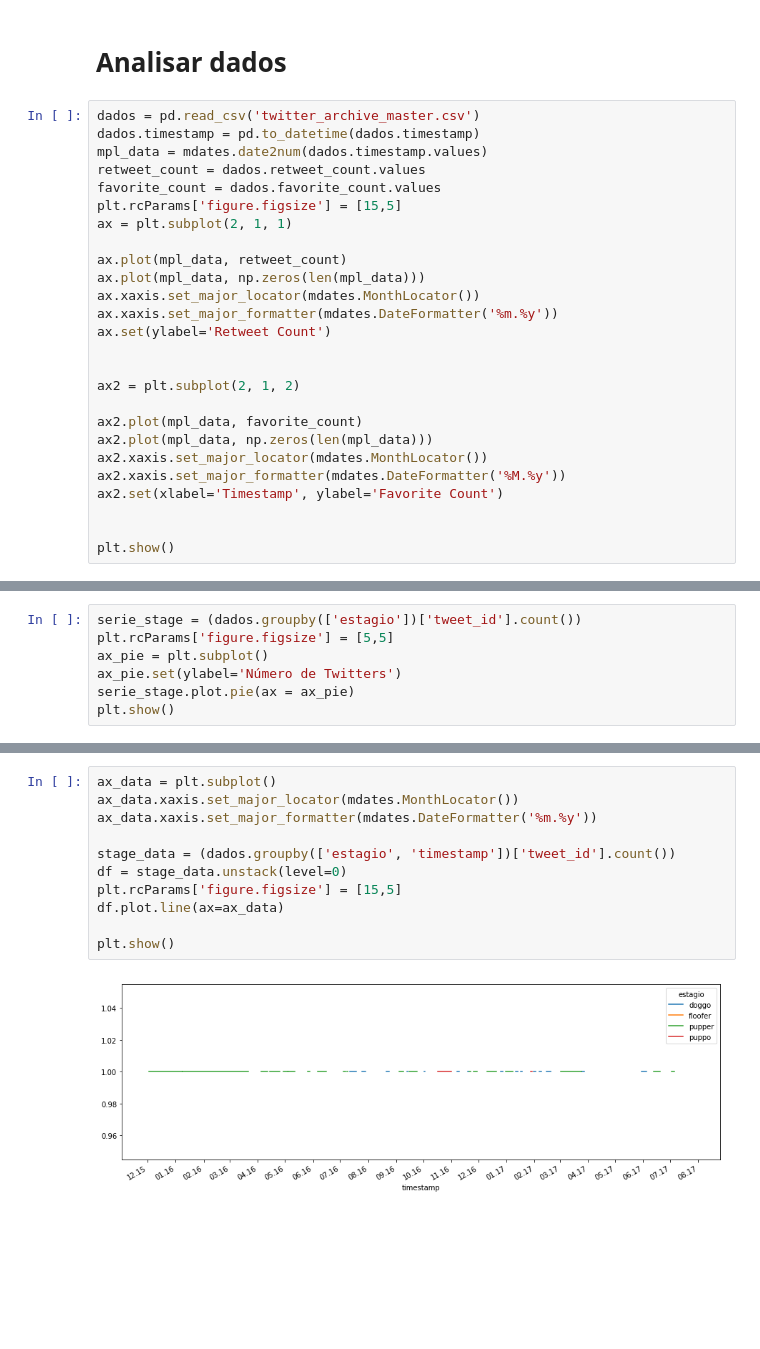
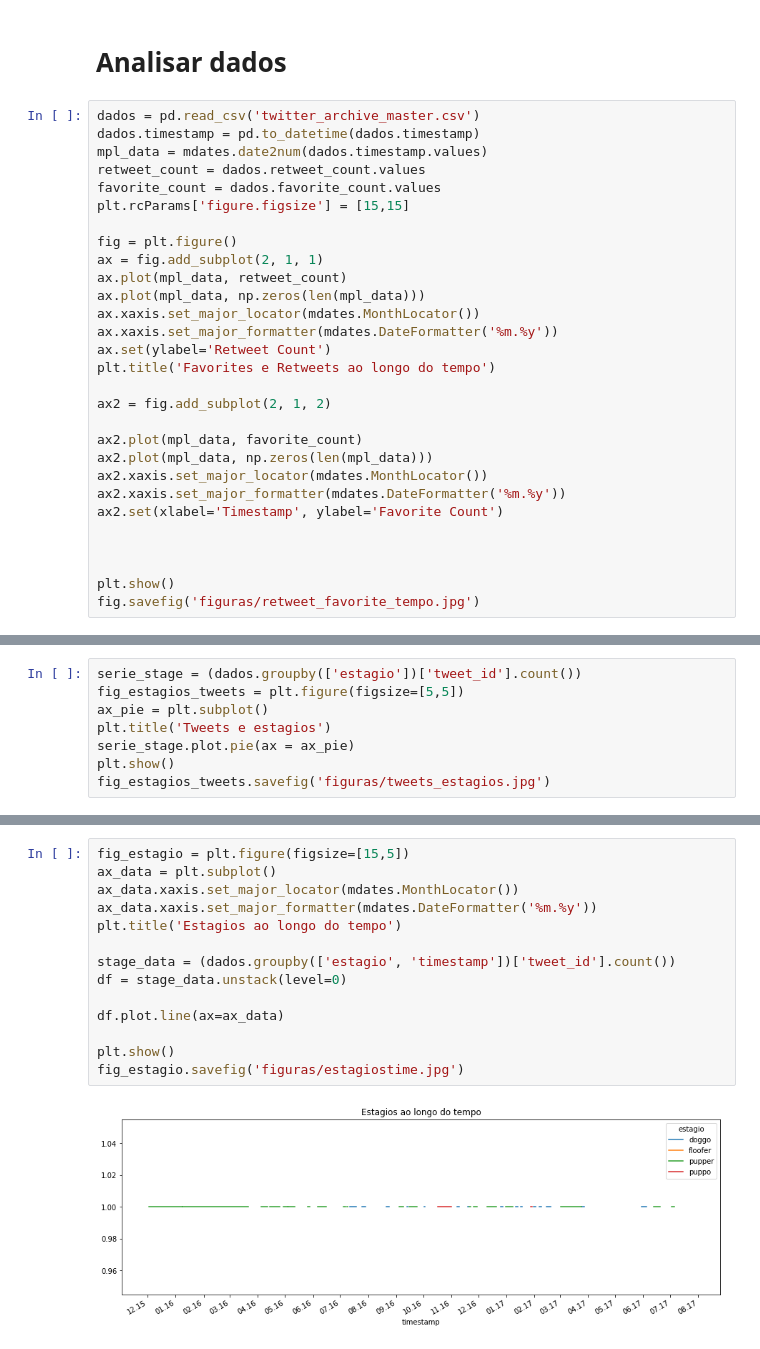
Before and after one commit to samaraluyza/WeRateDogs, a Jupyter notebook: wrangle_act.ipynb, the cells around one changed output, grey strips where cells are left out. Drawn from its saved outputs; the diff is of its cells as text; blank space fills up the shorter version.

```diff
--- a/wrangle_act.ipynb
+++ b/wrangle_act.ipynb
@@ -547,24 +547,27 @@ dados.timestamp = pd.to_datetime(dados.timestamp)
 mpl_data = mdates.date2num(dados.timestamp.values)
 retweet_count = dados.retweet_count.values
 favorite_count = dados.favorite_count.values
-plt.rcParams['figure.figsize'] = [15,5]
-ax = plt.subplot(2, 1, 1)
+plt.rcParams['figure.figsize'] = [15,15]
 
+fig = plt.figure()
+ax = fig.add_subplot(2, 1, 1)
 ax.plot(mpl_data, retweet_count)
 ax.plot(mpl_data, np.zeros(len(mpl_data)))
 ax.xaxis.set_major_locator(mdates.MonthLocator())
 ax.xaxis.set_major_formatter(mdates.DateFormatter('%m.%y'))
 ax.set(ylabel='Retweet Count')
+plt.title('Favorites e Retweets ao longo do tempo')
 
-
-ax2 = plt.subplot(2, 1, 2)
+ax2 = fig.add_subplot(2, 1, 2)
 
 ax2.plot(mpl_data, favorite_count)
 ax2.plot(mpl_data, np.zeros(len(mpl_data)))
 ax2.xaxis.set_major_locator(mdates.MonthLocator())
-ax2.xaxis.set_major_formatter(mdates.DateFormatter('%M.%y'))
+ax2.xaxis.set_major_formatter(mdates.DateFormatter('%m.%y'))
 ax2.set(xlabel='Timestamp', ylabel='Favorite Count')
 
 
+
 plt.show()
+fig.savefig('figuras/retweet_favorite_tempo.jpg')
 # %% [output]
@@ -625,8 +648,9 @@ plt.show()
 # %%
 serie_stage = (dados.groupby(['estagio'])['tweet_id'].count())
-plt.rcParams['figure.figsize'] = [5,5]
+fig_estagios_tweets = plt.figure(figsize=[5,5])
 ax_pie = plt.subplot()
-ax_pie.set(ylabel='Número de Twitters')
+plt.title('Tweets e estagios')
 serie_stage.plot.pie(ax = ax_pie)
 plt.show()
+fig_estagios_tweets.savefig('figuras/tweets_estagios.jpg')
 # %% [output]
@@ -634,13 +660,16 @@ plt.show()
 # %%
+fig_estagio = plt.figure(figsize=[15,5])
 ax_data = plt.subplot()
 ax_data.xaxis.set_major_locator(mdates.MonthLocator())
 ax_data.xaxis.set_major_formatter(mdates.DateFormatter('%m.%y'))
+plt.title('Estagios ao longo do tempo')
 
 stage_data = (dados.groupby(['estagio', 'timestamp'])['tweet_id'].count())
 df = stage_data.unstack(level=0)
-plt.rcParams['figure.figsize'] = [15,5]
+
 df.plot.line(ax=ax_data)
 
 plt.show()
+fig_estagio.savefig('figuras/estagiostime.jpg')
 # %% [output]
-[figure, old version]
+[figure, new version]
```
Also changed, not shown: parts of 19 cells of this notebook, 2 other files.
